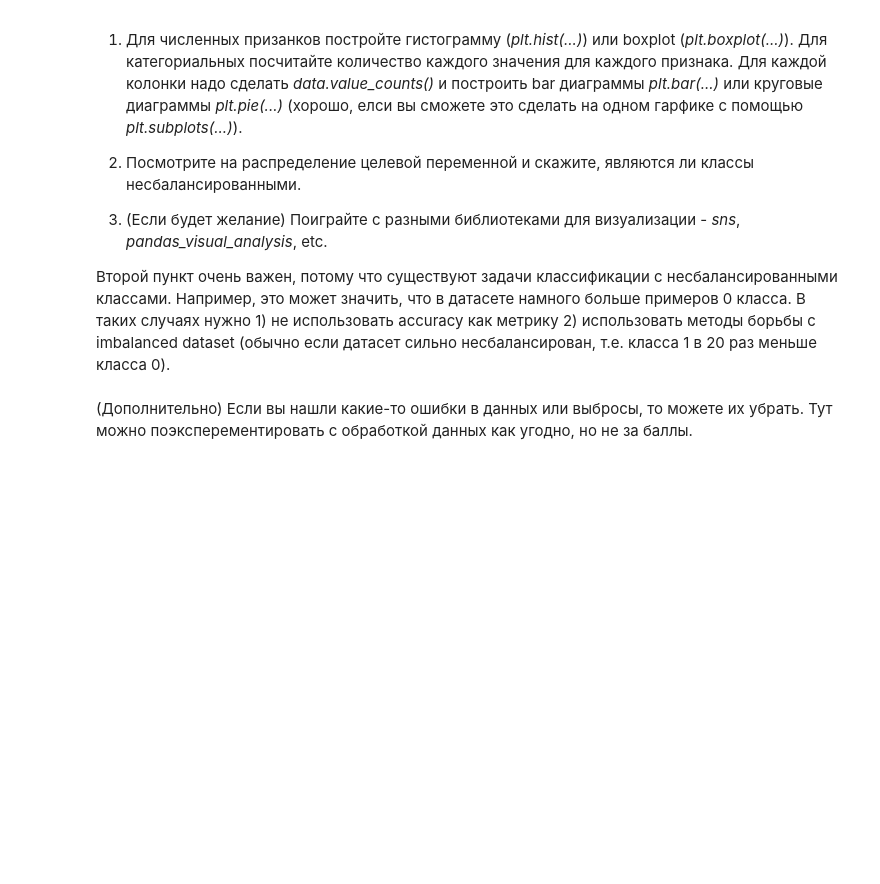
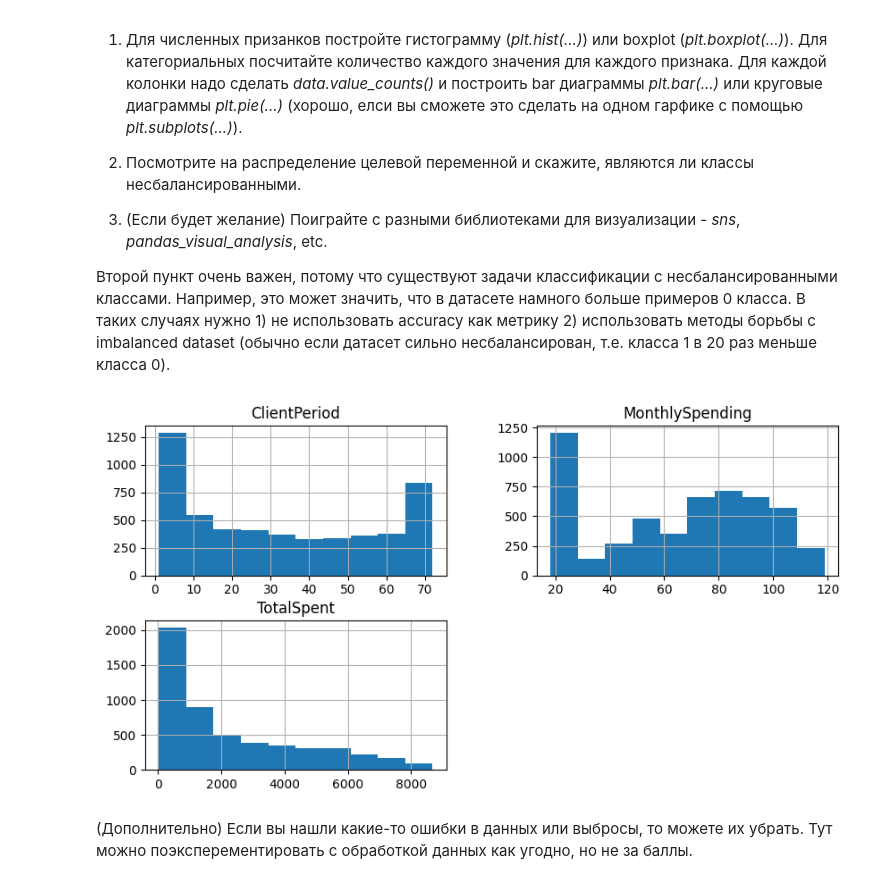
Before and after one commit to starkhv70/dl_course_2023, a Jupyter notebook: 8-homework/hw_kaggle.ipynb, the cells around one changed output. Saved outputs shown, nothing was run; the diff lists cells and outputs as text; code cells hidden in the pictures; blank space fills up the shorter version.

Commit message:
add analyze data in 6-homework

```diff
--- a/8-homework/hw_kaggle.ipynb
+++ b/8-homework/hw_kaggle.ipynb
@@ -189,3 +204,7 @@ dtype: int64
+# %%
+# Удалим пропущенные значения и изменим тип поля TotalSpent на float
+data = data.loc[data.TotalSpent != ' ',]
+data.TotalSpent = data.TotalSpent.astype('float')
 # %% [markdown]
 ## Анализ данных (3 балла)
 
@@ -201,2 +218,7 @@ dtype: int64
+# %%
+data.hist(column=num_cols, figsize=(10, 5))
+None
+# %% [output]
+[figure, added]
 # %% [markdown]
 (Дополнительно) Если вы нашли какие-то ошибки в данных или выбросы, то можете их убрать. Тут можно поэксперементировать с обработкой данных как угодно, но не за баллы.
```
Also changed, not shown: parts of 6 cells of this notebook.
